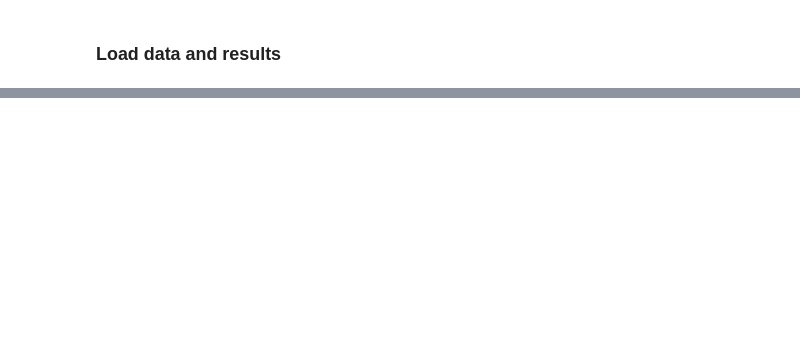
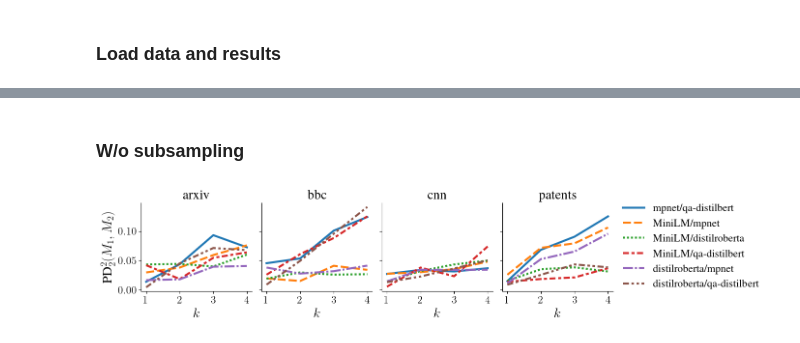
Before and after one commit to aidos-lab/Presto, a Jupyter notebook: notebooks/ncomponents_variation.ipynb, the cells around one changed output, grey strips where cells are left out. Saved outputs shown, nothing was run; the diff lists cells and outputs as text; code cells hidden in the pictures; blank space fills up the shorter version.

```diff
--- a/notebooks/ncomponents_variation.ipynb
+++ b/notebooks/ncomponents_variation.ipynb
@@ -102,0 +130,31 @@ plt.savefig(f"{paper_figure_path}/language-model-comparison_component-variation.
+# %% [markdown]
+### W/o subsampling
+# %%
+dfl = pd.DataFrame(scores).unstack().reset_index(
+).rename({0:"score", "level_0":"m1", "level_1":"m2", "level_3":"dim"}, axis=1).groupby(["m1","m2"]
+).agg(dict(score=sum)).reset_index()
+dfl["m1_nc"] = dfl.m1.map(lambda tup:tup[-1])
+dfl["m2_nc"] = dfl.m2.map(lambda tup:tup[-1])
+dfl["m1_dataset"] = dfl.m1.map(lambda tup:tup[0])
+dfl["m2_dataset"] = dfl.m2.map(lambda tup:tup[0])
+dfl["m1_model"] = dfl.m1.map(lambda tup:tup[1])
+dfl["m2_model"] = dfl.m2.map(lambda tup:tup[1])
+dfl["models"] = dfl["m1_model"]  + "/" + dfl["m2_model"]
+fig, axs = plt.subplots(1,4,figsize=(4*3+2,3), sharex=True, sharey=True)
+for ax,dataset in zip(axs,sorted_datasets):
+    sns.lineplot(data = dfl.query("m1 != m2 and m1_nc == m2_nc and m1_model != m2_model and m1_dataset == m2_dataset == @dataset"
+                                 ).sort_values("m1_model", key=lambda vec:vec.map(lambda x:sorted_models.index(x))), y="score", x="m1_nc",
+                 hue="models", ax=ax, style="models", lw=3, markers=False, #markersize=10,
+                 legend=False if dataset != "patents" else True, seed=rng
+                )
+    ax.set_xlabel("$k$", fontsize=title_fontsize)
+    ax.set_ylabel(r"PD"+"$^2_2(M_1,M_2)$", fontsize=title_fontsize)
+    [l.set_fontsize(label_fontsize) for l in ax.get_xticklabels()]
+    [l.set_fontsize(label_fontsize) for l in ax.get_yticklabels()]
+    ax.set_title(dataset, fontsize=title_fontsize)
+axs[-1].legend(bbox_to_anchor=(1,1.1), frameon=False, fontsize=label_fontsize, labelspacing=0.5)
+sns.despine(fig)
+plt.tight_layout()
+plt.savefig(f"{paper_figure_path}/language-model-comparison_component-variation-nosubsampling.pdf", bbox_inches="tight", transparent=True)
+# %% [output]
+[figure, added]
```
Also changed, not shown: parts of 14 cells of this notebook, 3 other files.
